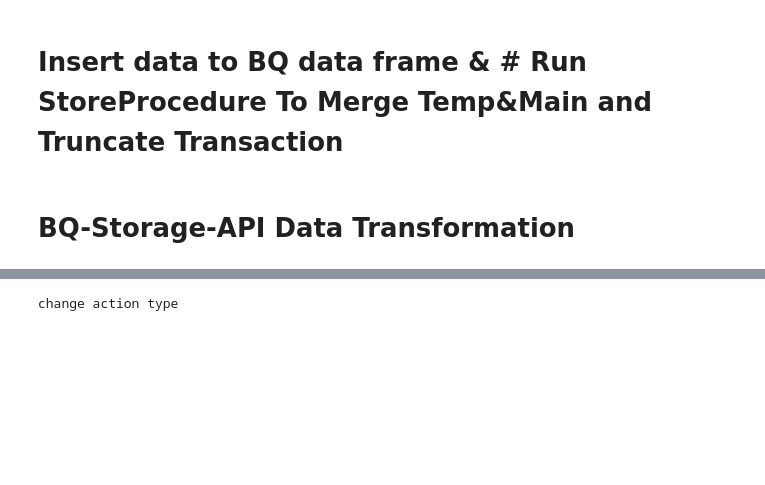
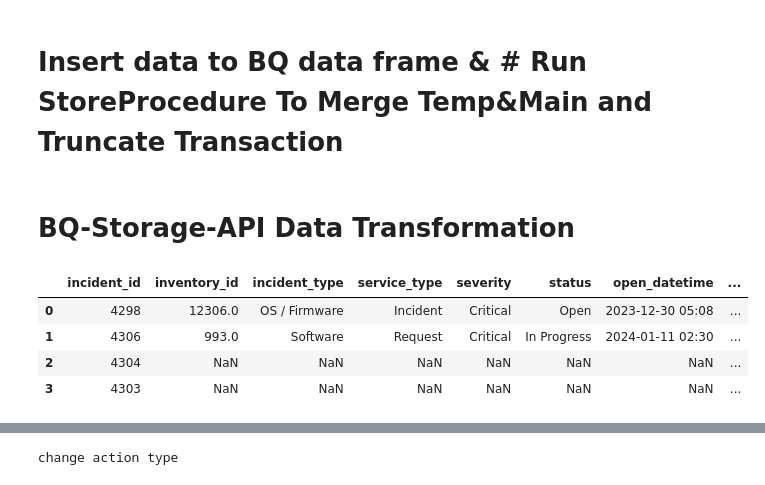
Before and after one commit to technqvi/SMartDataHub-DBToBigQuery, a Jupyter notebook: LoadPGToTempBQ.ipynb, the cells around one changed output, grey strips where cells are left out. Drawn from its saved outputs; the diff is of its cells as text; code cells hidden in the pictures; blank space fills up the shorter version.

```diff
--- a/LoadPGToTempBQ.ipynb
+++ b/LoadPGToTempBQ.ipynb
@@ -540,0 +589,8 @@ else:
+# %%
+df
+# %% [output]
+|  | incident_id | inventory_id | incident_type | service_type | severity | status | open_datetime | ... |
+| 0 | 4298 | 12306.0 | OS / Firmware | Incident | Critical | Open | 2023-12-30 05:08 | ... |
+| 1 | 4306 | 993.0 | Software | Request | Critical | In Progress | 2024-01-11 02:30 | ... |
+| 2 | 4304 | NaN | NaN | NaN | NaN | NaN | NaN | ... |
+| 3 | 4303 | NaN | NaN | NaN | NaN | NaN | NaN | ... |
```
Also changed, not shown: parts of 19 cells of this notebook, 5 other files.
